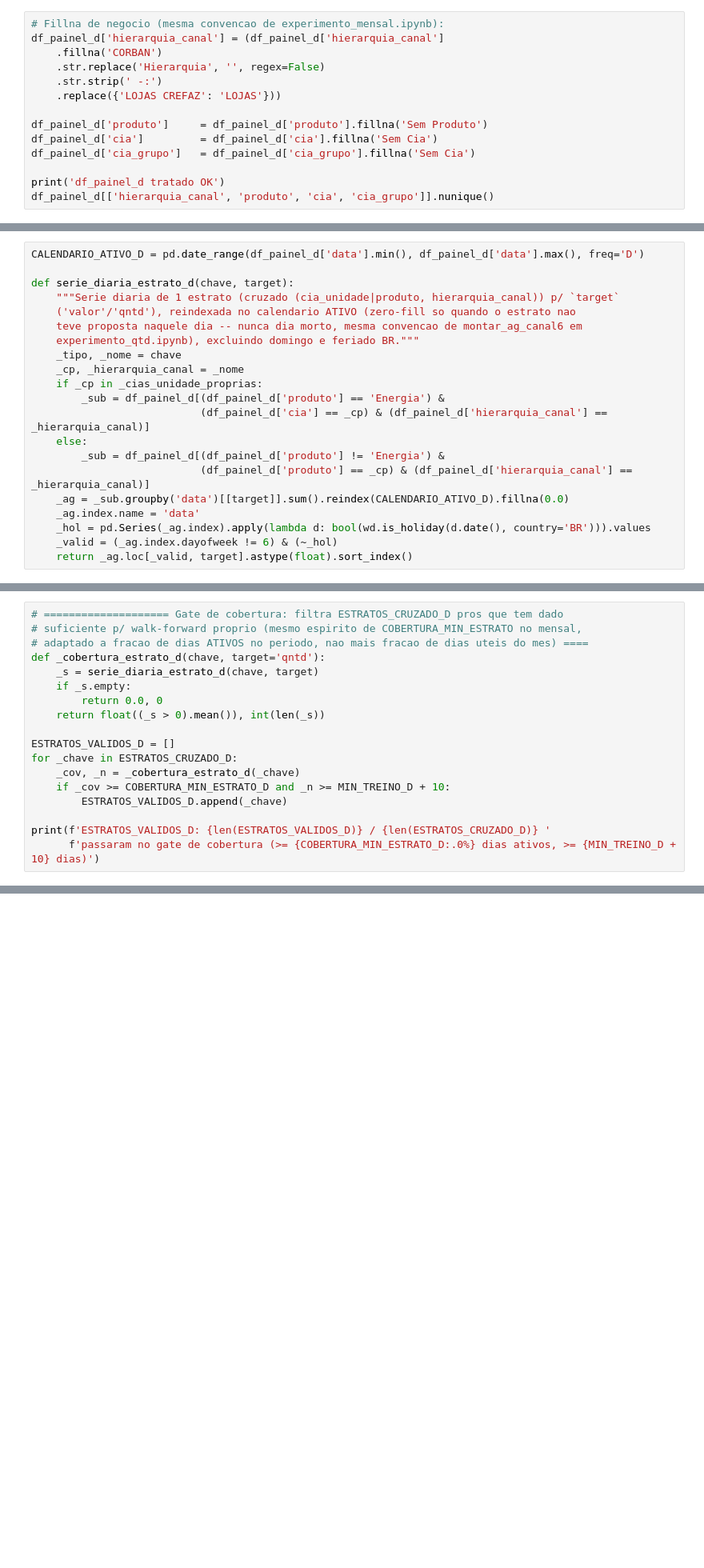
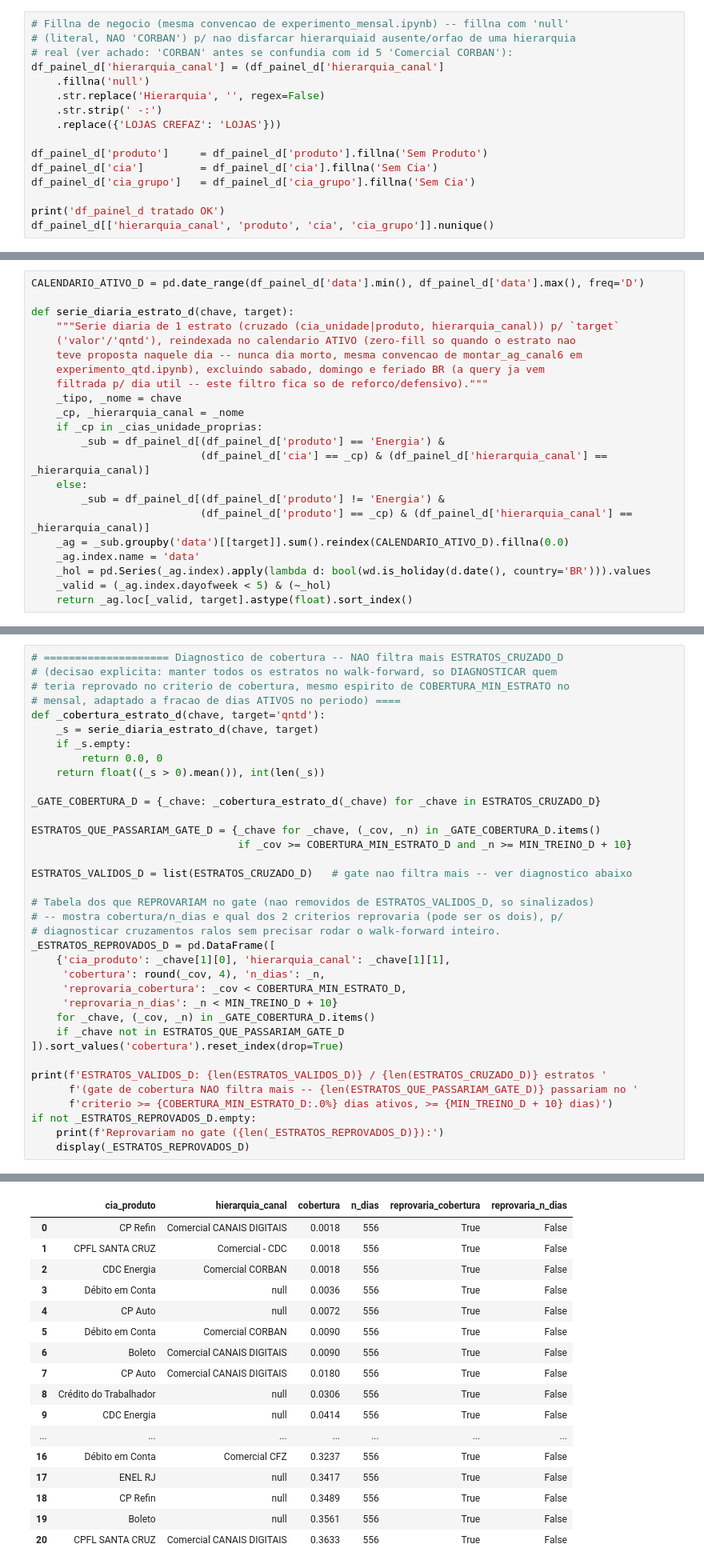
Before and after one commit to Daniel-Alexandre-Ramazzotte/Modelo-Vendas-Diario, a Jupyter notebook: scripts/experimentos/experimento_diario_hierarquico.ipynb, the cells around one changed output, grey strips where cells are left out. Shown at 80% size. Cells and saved outputs as stored; diff of their text form; blank space fills up the shorter version.

```diff
--- a/scripts/experimentos/experimento_diario_hierarquico.ipynb
+++ b/scripts/experimentos/experimento_diario_hierarquico.ipynb
@@ -168,7 +216,9 @@ df_painel_d (bruto): 46,098 linhas | 2024-06-01 -> 2026-08-12
 # %%
-# Fillna de negocio (mesma convencao de experimento_mensal.ipynb):
+# Fillna de negocio (mesma convencao de experimento_mensal.ipynb) -- fillna com 'null'
+# (literal, NAO 'CORBAN') p/ nao disfarcar hierarquiaid ausente/orfao de uma hierarquia
+# real (ver achado: 'CORBAN' antes se confundia com id 5 'Comercial CORBAN'):
 df_painel_d['hierarquia_canal'] = (df_painel_d['hierarquia_canal']
-    .fillna('CORBAN')
+    .fillna('null')
     .str.replace('Hierarquia', '', regex=False)
     .str.strip(' -:')
     .replace({'LOJAS CREFAZ': 'LOJAS'}))
@@ -343,7 +418,8 @@ def serie_diaria_estrato_d(chave, target):
     """Serie diaria de 1 estrato (cruzado (cia_unidade|produto, hierarquia_canal)) p/ `target`
     ('valor'/'qntd'), reindexada no calendario ATIVO (zero-fill so quando o estrato nao
     teve proposta naquele dia -- nunca dia morto, mesma convencao de montar_ag_canal6 em
-    experimento_qtd.ipynb), excluindo domingo e feriado BR."""
+    experimento_qtd.ipynb), excluindo sabado, domingo e feriado BR (a query ja vem
+    filtrada p/ dia util -- este filtro fica so de reforco/defensivo)."""
     _tipo, _nome = chave
     _cp, _hierarquia_canal = _nome
     if _cp in _cias_unidade_proprias:
@@ -355,7 +431,7 @@ def serie_diaria_estrato_d(chave, target):
     _ag = _sub.groupby('data')[[target]].sum().reindex(CALENDARIO_ATIVO_D).fillna(0.0)
     _ag.index.name = 'data'
     _hol = pd.Series(_ag.index).apply(lambda d: bool(wd.is_holiday(d.date(), country='BR'))).values
-    _valid = (_ag.index.dayofweek != 6) & (~_hol)
+    _valid = (_ag.index.dayofweek < 5) & (~_hol)
     return _ag.loc[_valid, target].astype(float).sort_index()
 # %%
 FEATS_D = ['dia_semana', 'lag_1', 'lag_2', 'lag_3', 'lag_4', 'lag_5', 'lag_6']
@@ -370,21 +446,39 @@ def tabela_supervisionada_estrato_d(serie):
         _df[f'lag_{_k}'] = _df['y'].shift(_k)
     return _df.dropna()
 # %%
-# ==================== Gate de cobertura: filtra ESTRATOS_CRUZADO_D pros que tem dado
-# suficiente p/ walk-forward proprio (mesmo espirito de COBERTURA_MIN_ESTRATO no mensal,
-# adaptado a fracao de dias ATIVOS no periodo, nao mais fracao de dias uteis do mes) ====
+# ==================== Diagnostico de cobertura -- NAO filtra mais ESTRATOS_CRUZADO_D
+# (decisao explicita: manter todos os estratos no walk-forward, so DIAGNOSTICAR quem
+# teria reprovado no criterio de cobertura, mesmo espirito de COBERTURA_MIN_ESTRATO no
+# mensal, adaptado a fracao de dias ATIVOS no periodo) ====
 def _cobertura_estrato_d(chave, target='qntd'):
     _s = serie_diaria_estrato_d(chave, target)
     if _s.empty:
         return 0.0, 0
     return float((_s > 0).mean()), int(len(_s))
 
-ESTRATOS_VALIDOS_D = []
-for _chave in ESTRATOS_CRUZADO_D:
-    _cov, _n = _cobertura_estrato_d(_chave)
-    if _cov >= COBERTURA_MIN_ESTRATO_D and _n >= MIN_TREINO_D + 10:
-        ESTRATOS_VALIDOS_D.append(_chave)
+_GATE_COBERTURA_D = {_chave: _cobertura_estrato_d(_chave) for _chave in ESTRATOS_CRUZADO_D}
 
-print(f'ESTRATOS_VALIDOS_D: {len(ESTRATOS_VALIDOS_D)} / {len(ESTRATOS_CRUZADO_D)} '
-      f'passaram no gate de cobertura (>= {COBERTURA_MIN_ESTRATO_D:.0%} dias ativos, >= {MIN_TREINO_D + 10} dias)')
+ESTRATOS_QUE_PASSARIAM_GATE_D = {_chave for _chave, (_cov, _n) in _GATE_COBERTURA_D.items()
+                                 if _cov >= COBERTURA_MIN_ESTRATO_D and _n >= MIN_TREINO_D + 10}
+
+ESTRATOS_VALIDOS_D = list(ESTRATOS_CRUZADO_D)   # gate nao filtra mais -- ver diagnostico abaixo
+
+# Tabela dos que REPROVARIAM no gate (nao removidos de ESTRATOS_VALIDOS_D, so sinalizados)
+# -- mostra cobertura/n_dias e qual dos 2 criterios reprovaria (pode ser os dois), p/
+# diagnosticar cruzamentos ralos sem precisar rodar o walk-forward inteiro.
+_ESTRATOS_REPROVADOS_D = pd.DataFrame([
+    {'cia_produto': _chave[1][0], 'hierarquia_canal': _chave[1][1],
+     'cobertura': round(_cov, 4), 'n_dias': _n,
+     'reprovaria_cobertura': _cov < COBERTURA_MIN_ESTRATO_D,
+     'reprovaria_n_dias': _n < MIN_TREINO_D + 10}
+    for _chave, (_cov, _n) in _GATE_COBERTURA_D.items()
+    if _chave not in ESTRATOS_QUE_PASSARIAM_GATE_D
+]).sort_values('cobertura').reset_index(drop=True)
+
+print(f'ESTRATOS_VALIDOS_D: {len(ESTRATOS_VALIDOS_D)} / {len(ESTRATOS_CRUZADO_D)} estratos '
+      f'(gate de cobertura NAO filtra mais -- {len(ESTRATOS_QUE_PASSARIAM_GATE_D)} passariam no '
+      f'criterio >= {COBERTURA_MIN_ESTRATO_D:.0%} dias ativos, >= {MIN_TREINO_D + 10} dias)')
+if not _ESTRATOS_REPROVADOS_D.empty:
+    print(f'Reprovariam no gate ({len(_ESTRATOS_REPROVADOS_D)}):')
+    display(_ESTRATOS_REPROVADOS_D)
 # %% [output]
@@ -409,3 +487,20 @@ AttributeError: type object '_PassThru' has no attribute 'endswith'
+|  | cia_produto | hierarquia_canal | cobertura | n_dias | reprovaria_cobertura | reprovaria_n_dias |
+| 0 | CP Refin | Comercial CANAIS DIGITAIS | 0.0018 | 556 | True | False |
+| 1 | CPFL SANTA CRUZ | Comercial - CDC | 0.0018 | 556 | True | False |
+| 2 | CDC Energia | Comercial CORBAN | 0.0018 | 556 | True | False |
+| 3 | Débito em Conta | null | 0.0036 | 556 | True | False |
+| 4 | CP Auto | null | 0.0072 | 556 | True | False |
+| 5 | Débito em Conta | Comercial CORBAN | 0.0090 | 556 | True | False |
+| 6 | Boleto | Comercial CANAIS DIGITAIS | 0.0090 | 556 | True | False |
+| 7 | CP Auto | Comercial CANAIS DIGITAIS | 0.0180 | 556 | True | False |
+| 8 | Crédito do Trabalhador | null | 0.0306 | 556 | True | False |
+| 9 | CDC Energia | null | 0.0414 | 556 | True | False |
+| ... | ... | ... | ... | ... | ... | ... |
+| 16 | Débito em Conta | Comercial CFZ | 0.3237 | 556 | True | False |
+| 17 | ENEL RJ | null | 0.3417 | 556 | True | False |
+| 18 | CP Refin | null | 0.3489 | 556 | True | False |
+| 19 | Boleto | null | 0.3561 | 556 | True | False |
+| 20 | CPFL SANTA CRUZ | Comercial CANAIS DIGITAIS | 0.3633 | 556 | True | False |
 # %% [markdown]
 ## Metrica, score composto e agregacao bottom-up (Estrategia A)
 
```
Also changed, not shown: parts of 141 cells of this notebook, 7 other files.
